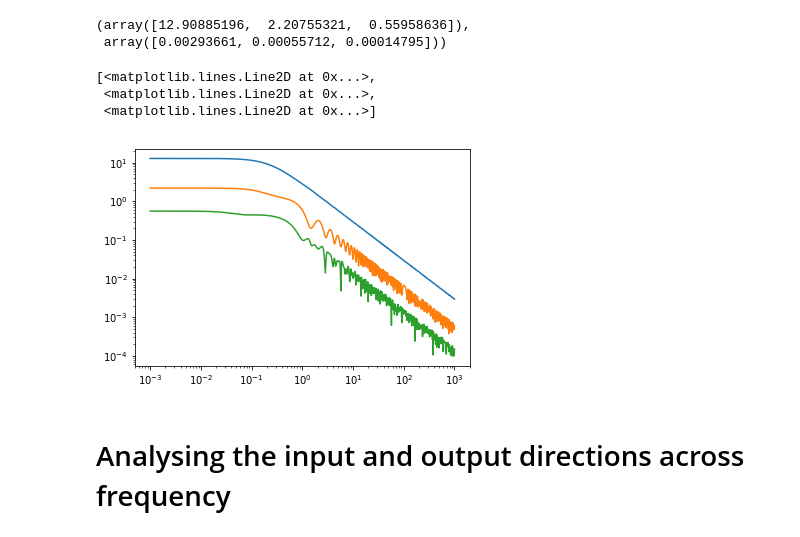
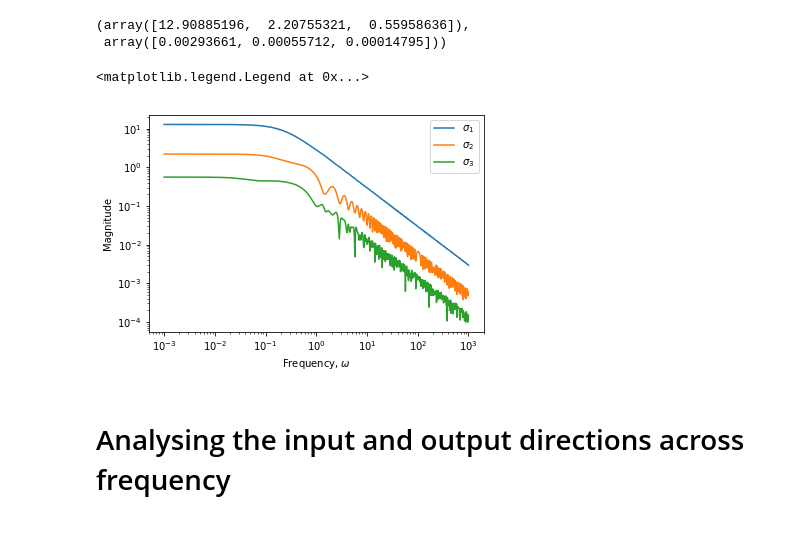
Before and after one commit to WillemASmit/CBT700---Project, a Jupyter notebook: Process Model Description and Information/Frequency_Response_Analysis.ipynb, the cells around one changed output. Cells and saved outputs as stored; diff of their text form; code cells hidden in the pictures.

```diff
--- a/Process Model Description and Information/Frequency_Response_Analysis.ipynb
+++ b/Process Model Description and Information/Frequency_Response_Analysis.ipynb
@@ -39,13 +39,14 @@ sigmas[0], sigmas[-1]
  array([0.00293661, 0.00055712, 0.00014795]))
 # %%
 sigmas = numpy.array(sigmas)
-# %%
-plt.loglog(omega, sigmas)
-# %% [output]
-[<matplotlib.lines.Line2D at 0x...>,
- <matplotlib.lines.Line2D at 0x...>,
- <matplotlib.lines.Line2D at 0x...>]
-[figure, removed]
+# %%
+plt.loglog(omega, sigmas)
+plt.ylabel('Magnitude')
+plt.xlabel("Frequency, $\omega$")
+plt.legend(["$\sigma_1$", "$\sigma_2$", "$\sigma_3$"])
+# %% [output]
+<matplotlib.legend.Legend at 0x...>
+[figure, added]
 # %% [markdown]
 # Analysing the input and output directions across frequency
 # %%
```
Also changed, not shown: parts of 9 cells of this notebook, 38 other files.
